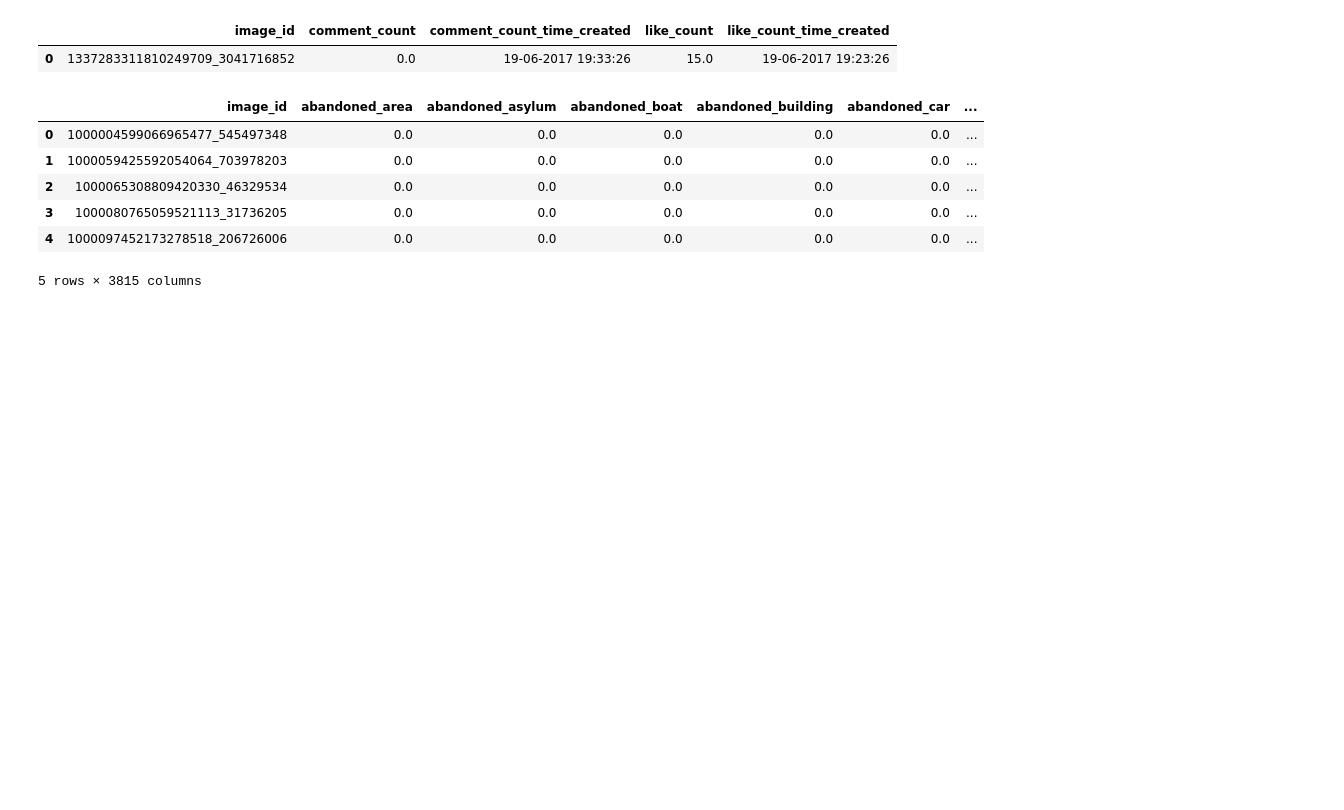
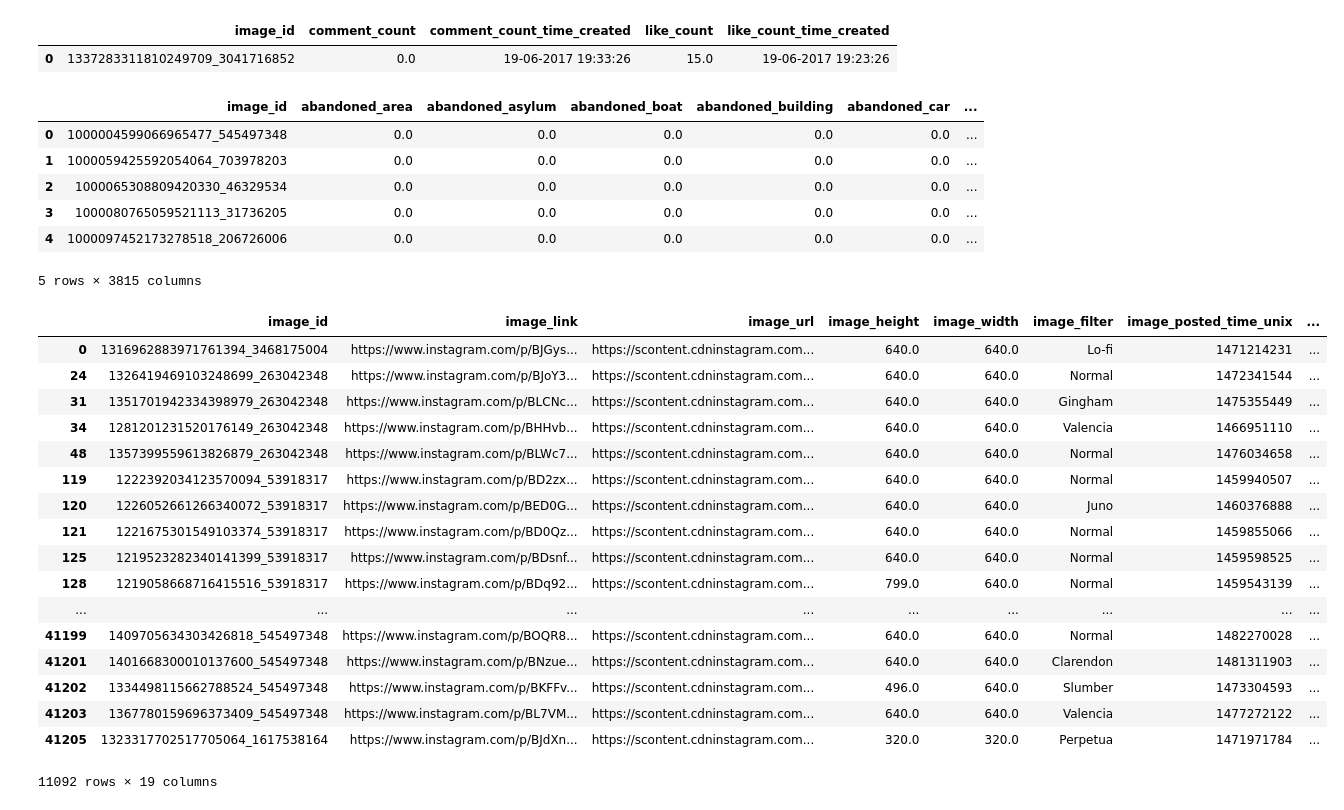
Before and after one commit to JeroenSchmidt/UvA-DSF-group, a Jupyter notebook: uc2/exploration_notebooks/jeroen/cleaning.ipynb, the cells around one changed output. Drawn from its saved outputs; the diff is of its cells as text; code cells hidden in the pictures; blank space fills up the shorter version.

```diff
--- a/uc2/exploration_notebooks/jeroen/cleaning.ipynb
+++ b/uc2/exploration_notebooks/jeroen/cleaning.ipynb
@@ -152,3 +152,24 @@ q.head()
 | 3 | 1000080765059521113_31736205 | 0.0 | 0.0 | 0.0 | 0.0 | 0.0 | ... |
 | 4 | 1000097452173278518_206726006 | 0.0 | 0.0 | 0.0 | 0.0 | 0.0 | ... |
 5 rows × 3815 columns
+# %%
+load.load_image_data()
+# %% [output]
+|  | image_id | image_link | image_url | image_height | image_width | image_filter | image_posted_time_unix | ... |
+| 0 | 1316962883971761394_3468175004 | https://www.instagram.com/p/BJGys... | https://scontent.cdninstagram.com... | 640.0 | 640.0 | Lo-fi | 1471214231 | ... |
+| 24 | 1326419469103248699_263042348 | https://www.instagram.com/p/BJoY3... | https://scontent.cdninstagram.com... | 640.0 | 640.0 | Normal | 1472341544 | ... |
+| 31 | 1351701942334398979_263042348 | https://www.instagram.com/p/BLCNc... | https://scontent.cdninstagram.com... | 640.0 | 640.0 | Gingham | 1475355449 | ... |
+| 34 | 1281201231520176149_263042348 | https://www.instagram.com/p/BHHvb... | https://scontent.cdninstagram.com... | 640.0 | 640.0 | Valencia | 1466951110 | ... |
+| 48 | 1357399559613826879_263042348 | https://www.instagram.com/p/BLWc7... | https://scontent.cdninstagram.com... | 640.0 | 640.0 | Normal | 1476034658 | ... |
+| 119 | 1222392034123570094_53918317 | https://www.instagram.com/p/BD2zx... | https://scontent.cdninstagram.com... | 640.0 | 640.0 | Normal | 1459940507 | ... |
+| 120 | 1226052661266340072_53918317 | https://www.instagram.com/p/BED0G... | https://scontent.cdninstagram.com... | 640.0 | 640.0 | Juno | 1460376888 | ... |
+| 121 | 1221675301549103374_53918317 | https://www.instagram.com/p/BD0Qz... | https://scontent.cdninstagram.com... | 640.0 | 640.0 | Normal | 1459855066 | ... |
+| 125 | 1219523282340141399_53918317 | https://www.instagram.com/p/BDsnf... | https://scontent.cdninstagram.com... | 640.0 | 640.0 | Normal | 1459598525 | ... |
+| 128 | 1219058668716415516_53918317 | https://www.instagram.com/p/BDq92... | https://scontent.cdninstagram.com... | 799.0 | 640.0 | Normal | 1459543139 | ... |
+| ... | ... | ... | ... | ... | ... | ... | ... | ... |
+| 41199 | 1409705634303426818_545497348 | https://www.instagram.com/p/BOQR8... | https://scontent.cdninstagram.com... | 640.0 | 640.0 | Normal | 1482270028 | ... |
+| 41201 | 1401668300010137600_545497348 | https://www.instagram.com/p/BNzue... | https://scontent.cdninstagram.com... | 640.0 | 640.0 | Clarendon | 1481311903 | ... |
+| 41202 | 1334498115662788524_545497348 | https://www.instagram.com/p/BKFFv... | https://scontent.cdninstagram.com... | 496.0 | 640.0 | Slumber | 1473304593 | ... |
+| 41203 | 1367780159696373409_545497348 | https://www.instagram.com/p/BL7VM... | https://scontent.cdninstagram.com... | 640.0 | 640.0 | Valencia | 1477272122 | ... |
+| 41205 | 1323317702517705064_1617538164 | https://www.instagram.com/p/BJdXn... | https://scontent.cdninstagram.com... | 320.0 | 320.0 | Perpetua | 1471971784 | ... |
+11092 rows × 19 columns
```
Also changed, not shown: 3 other files.
